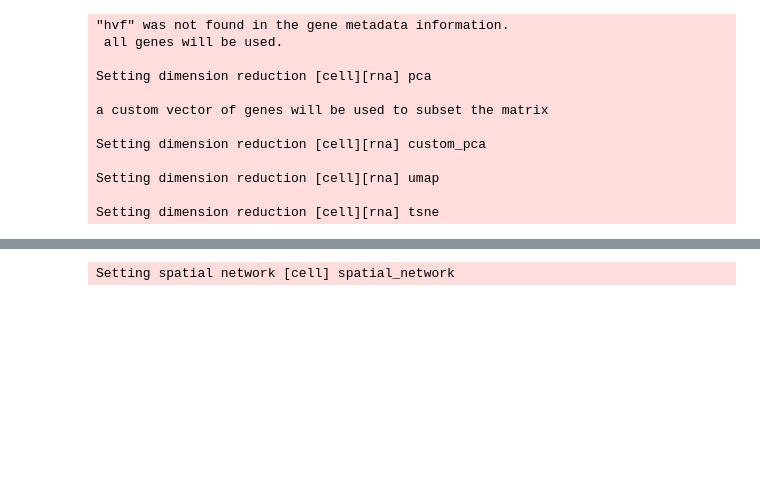
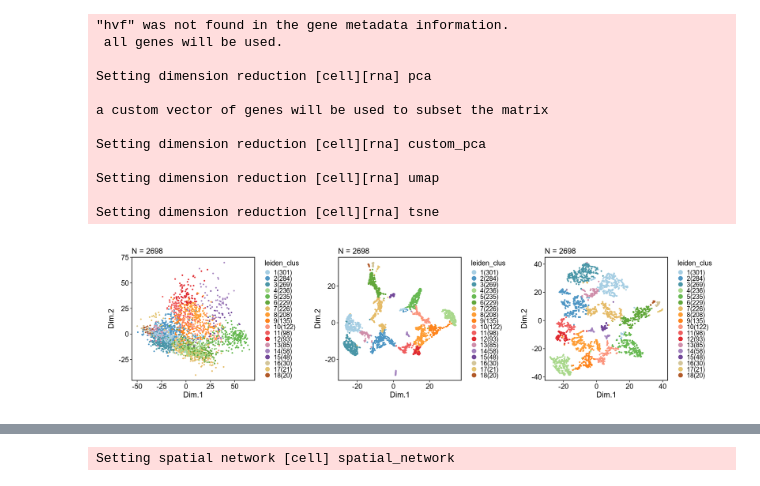
Before and after one commit to pwwang/scplotter, a Jupyter notebook: notebooks/spatial/Giotto.Visium.ipynb, the cells around one changed output, grey strips where cells are left out. Cells and saved outputs as stored; diff of their text form; code cells hidden in the pictures; blank space fills up the shorter version.

```diff
--- a/notebooks/spatial/Giotto.Visium.ipynb
+++ b/notebooks/spatial/Giotto.Visium.ipynb
@@ -210,3 +210,13 @@ Setting dimension reduction [cell][rna] custom_pca
 Setting dimension reduction [cell][rna] umap
 
 Setting dimension reduction [cell][rna] tsne
+# %%
+options(repr.plot.width = 15, repr.plot.height = 4)
+
+p1 <- CellDimPlot(visium_brain, group_by = "leiden_clus")
+p2 <- CellDimPlot(visium_brain, group_by = "leiden_clus", reduction = "umap")
+p3 <- CellDimPlot(visium_brain, group_by = "leiden_clus", reduction = "tsne")
+
+p1 + p2 + p3
+# %% [output]
+[figure, added]
```
Also changed, not shown: parts of 5 cells of this notebook, 23 other files.
